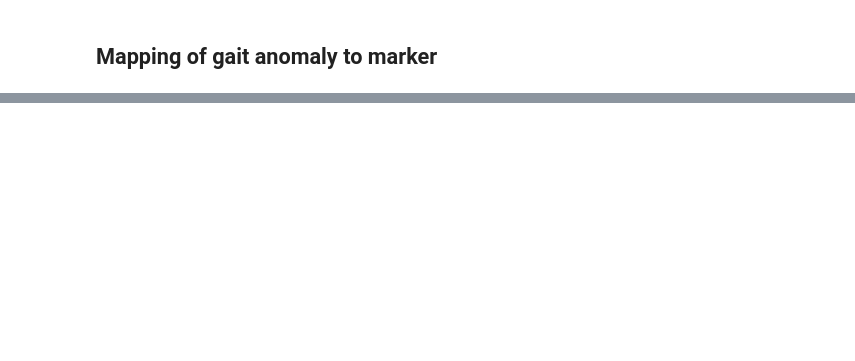
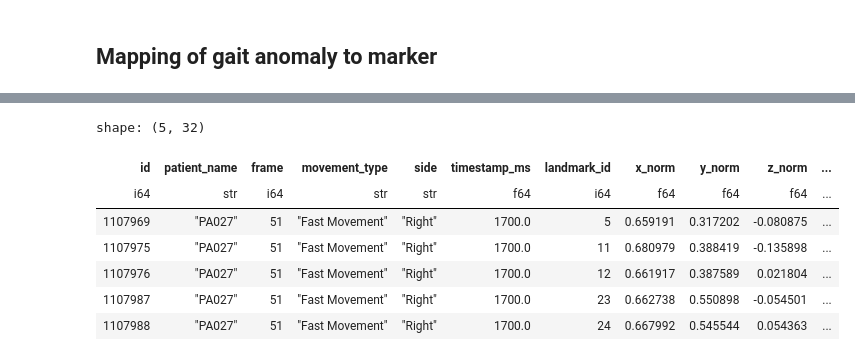
Before and after one commit to vaibhavredekar/GAITy-Capstone-Modeling, a Jupyter notebook: notebooks/EDA.ipynb, the cells around one changed output, grey strips where cells are left out. Drawn from its saved outputs; the diff is of its cells as text; code cells hidden in the pictures; blank space fills up the shorter version.

```diff
--- a/notebooks/EDA.ipynb
+++ b/notebooks/EDA.ipynb
@@ -744,0 +1184,27 @@ shape: (849_408, 3)
+# %%
+#add the columns for each class
+import polars as pl
+
+df = df.with_columns(
+    pl.arange(0, df.height).alias("row_nr")
+)
+
+df_exploded = df.explode("gait_anomalies")
+
+df_exploded = df_exploded.with_columns(
+    pl.lit(1).alias("present")
+)
+
+
+df_wide = (
+    df_exploded
+    .pivot(
+        values="present",
+        index="row_nr",
+        columns="gait_anomalies",
+        aggregate_function="max"
+    )
+    .fill_null(0)
+)
+
+df = df.join(df_wide, on="row_nr", how="left")
@@ -744,0 +1222,11 @@ shape: (849_408, 3)
+# %%
+df.head()
+# %% [output]
+shape: (5, 32)
+| id | patient_name | frame | movement_type | side | timestamp_ms | landmark_id | x_norm | y_norm | z_norm | ... |
+| i64 | str | i64 | str | str | f64 | i64 | f64 | f64 | f64 | ... |
+| 1107969 | "PA027" | 51 | "Fast Movement" | "Right" | 1700.0 | 5 | 0.659191 | 0.317202 | -0.080875 | ... |
+| 1107975 | "PA027" | 51 | "Fast Movement" | "Right" | 1700.0 | 11 | 0.680979 | 0.388419 | -0.135898 | ... |
+| 1107976 | "PA027" | 51 | "Fast Movement" | "Right" | 1700.0 | 12 | 0.661917 | 0.387589 | 0.021804 | ... |
+| 1107987 | "PA027" | 51 | "Fast Movement" | "Right" | 1700.0 | 23 | 0.662738 | 0.550898 | -0.054501 | ... |
+| 1107988 | "PA027" | 51 | "Fast Movement" | "Right" | 1700.0 | 24 | 0.667992 | 0.545544 | 0.054363 | ... |
```
Also changed, not shown: parts of 60 cells of this notebook.
